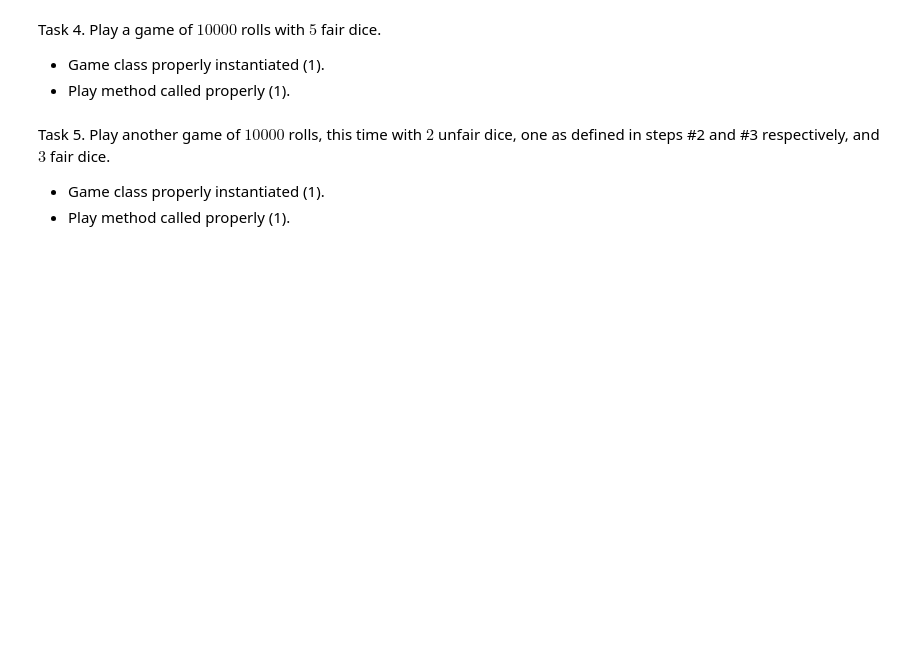
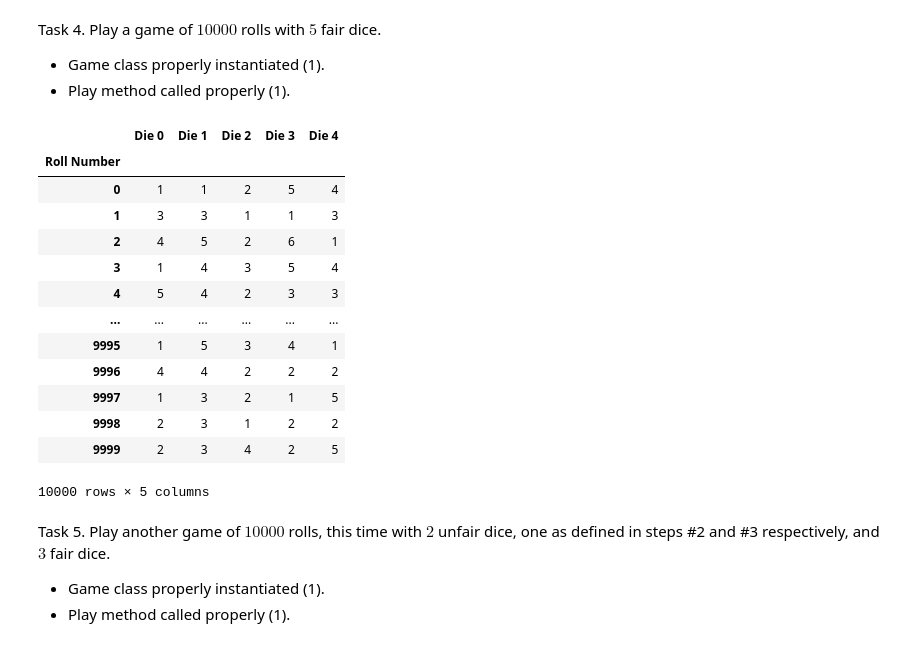
Before and after one commit to payton-turner/ds5100-final-project, a Jupyter notebook: DS5100_Final_Project_Report.ipynb, the cells around one changed output. Saved outputs shown, nothing was run; the diff lists cells and outputs as text; code cells hidden in the pictures; blank space fills up the shorter version.

```diff
--- a/DS5100_Final_Project_Report.ipynb
+++ b/DS5100_Final_Project_Report.ipynb
@@ -232,6 +308,12 @@ Task 6. Show your results, comparing the two relative frequencies, in a simple b
 Task 1. Create three dice, each with six sides having the faces 1 through 6.
 
 - Three die objects created (1).
+# %%
+sides = np.array([1, 2, 3, 4, 5, 6])
+
+die_1 = Die(sides)
+die_2 = Die(sides)
+die_3 = Die(sides)
 # %% [markdown]
 Task 2. Convert one of the dice to an unfair one by weighting the face $6$ five times more than the other weights (i.e. it has weight of 5 and the others a weight of 1 each).
 
@@ -245,6 +351,29 @@ Task 4. Play a game of $10000$ rolls with $5$ fair dice.
 
 - Game class properly instantiated (1).
 - Play method called properly (1).
+# %%
+dice_1 = [die_3, die_3, die_3, die_3, die_3]
+game_3 = Game(dice_1)
+
+rolls = 10000
+game_3.play(rolls)
+
+game_3.results()
+# %% [output]
+|  | Die 0 | Die 1 | Die 2 | Die 3 | Die 4 |
+| Roll Number |  |  |  |  |  |
+| 0 | 1 | 1 | 2 | 5 | 4 |
+| 1 | 3 | 3 | 1 | 1 | 3 |
+| 2 | 4 | 5 | 2 | 6 | 1 |
+| 3 | 1 | 4 | 3 | 5 | 4 |
+| 4 | 5 | 4 | 2 | 3 | 3 |
+| ... | ... | ... | ... | ... | ... |
+| 9995 | 1 | 5 | 3 | 4 | 1 |
+| 9996 | 4 | 4 | 2 | 2 | 2 |
+| 9997 | 1 | 3 | 2 | 1 | 5 |
+| 9998 | 2 | 3 | 1 | 2 | 2 |
+| 9999 | 2 | 3 | 4 | 2 | 5 |
+10000 rows × 5 columns
 # %% [markdown]
 Task 5. Play another game of $10000$ rolls, this time with $2$ unfair dice, one as defined in steps #2 and #3 respectively, and $3$ fair dice.
 
```
Also changed, not shown: parts of 26 cells of this notebook, 2 other files.
